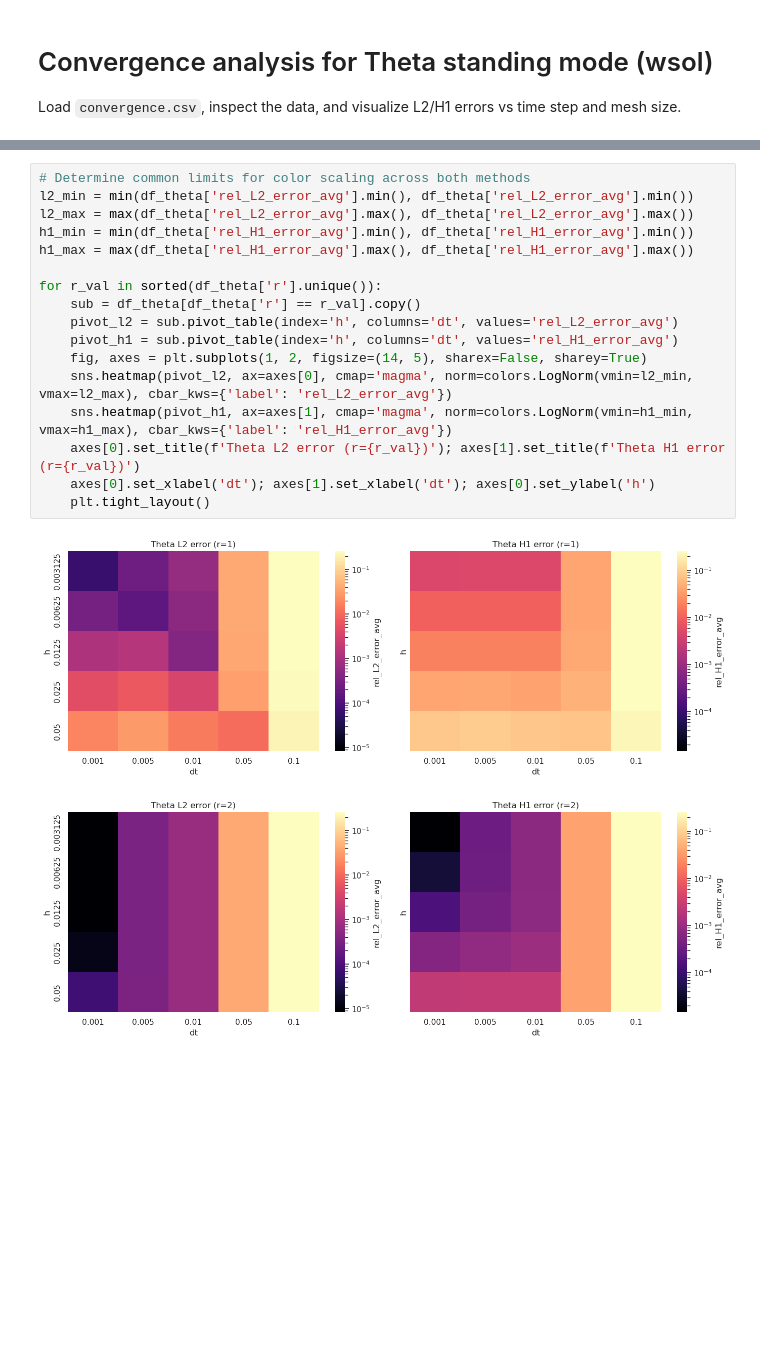
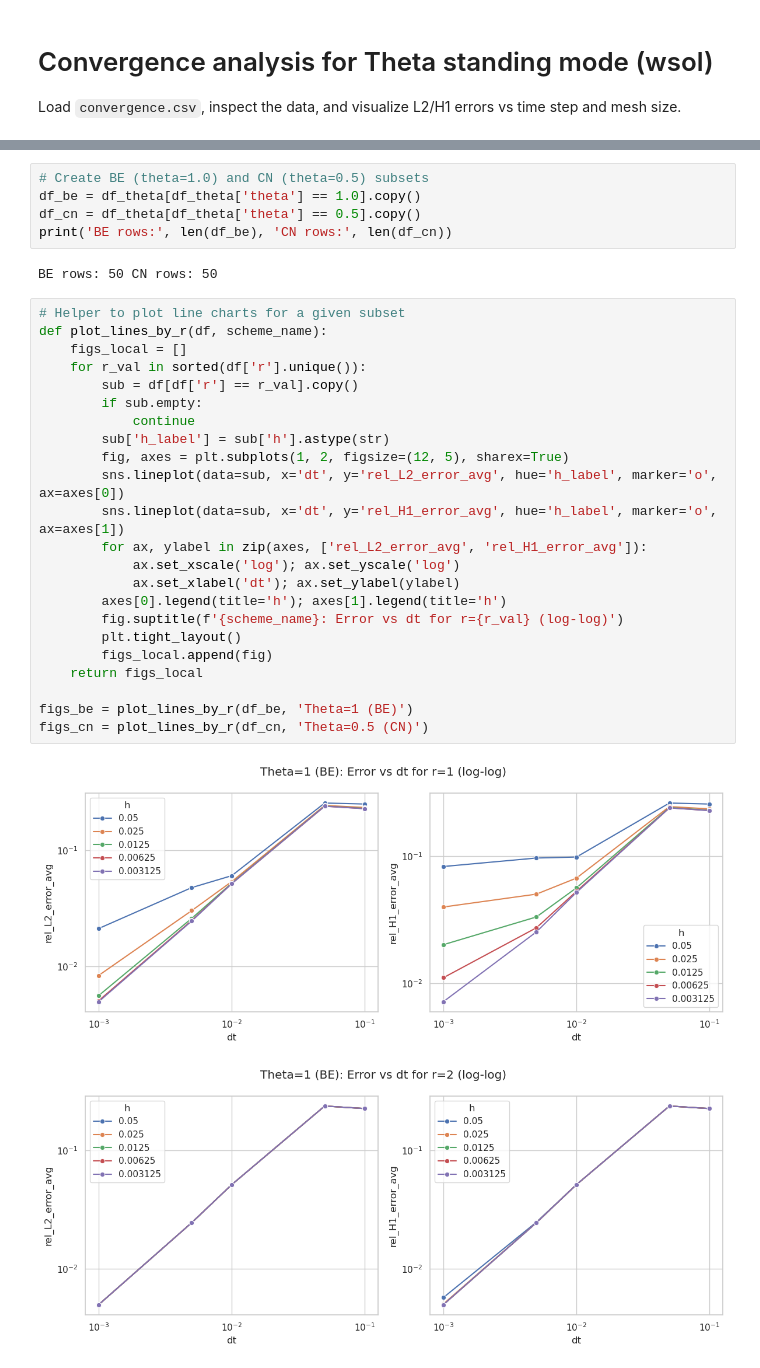
Before and after one commit to AlessandroGhiotto/nmpde-wave-equation, a Jupyter notebook: Analysis/convergence_analysis.ipynb, the cells around one changed output, grey strips where cells are left out. Saved outputs shown, nothing was run; the diff lists cells and outputs as text; blank space fills up the shorter version.

```diff
--- a/Analysis/convergence_analysis.ipynb
+++ b/Analysis/convergence_analysis.ipynb
@@ -91,20 +72,33 @@ for r_val in sorted(df_theta['r'].unique()):
-# %%
-# Determine common limits for color scaling across both methods
-l2_min = min(df_theta['rel_L2_error_avg'].min(), df_theta['rel_L2_error_avg'].min())
-l2_max = max(df_theta['rel_L2_error_avg'].max(), df_theta['rel_L2_error_avg'].max())
-h1_min = min(df_theta['rel_H1_error_avg'].min(), df_theta['rel_H1_error_avg'].min())
-h1_max = max(df_theta['rel_H1_error_avg'].max(), df_theta['rel_H1_error_avg'].max())
-
-for r_val in sorted(df_theta['r'].unique()):
-    sub = df_theta[df_theta['r'] == r_val].copy()
-    pivot_l2 = sub.pivot_table(index='h', columns='dt', values='rel_L2_error_avg')
-    pivot_h1 = sub.pivot_table(index='h', columns='dt', values='rel_H1_error_avg')
-    fig, axes = plt.subplots(1, 2, figsize=(14, 5), sharex=False, sharey=True)
-    sns.heatmap(pivot_l2, ax=axes[0], cmap='magma', norm=colors.LogNorm(vmin=l2_min, vmax=l2_max), cbar_kws={'label': 'rel_L2_error_avg'})
-    sns.heatmap(pivot_h1, ax=axes[1], cmap='magma', norm=colors.LogNorm(vmin=h1_min, vmax=h1_max), cbar_kws={'label': 'rel_H1_error_avg'})
-    axes[0].set_title(f'Theta L2 error (r={r_val})'); axes[1].set_title(f'Theta H1 error (r={r_val})')
-    axes[0].set_xlabel('dt'); axes[1].set_xlabel('dt'); axes[0].set_ylabel('h')
-    plt.tight_layout()
-# %% [output]
-[figure, removed]
-[figure, removed]
+# %%
+# Create BE (theta=1.0) and CN (theta=0.5) subsets
+df_be = df_theta[df_theta['theta'] == 1.0].copy()
+df_cn = df_theta[df_theta['theta'] == 0.5].copy()
+print('BE rows:', len(df_be), 'CN rows:', len(df_cn))
+# %% [output]
+BE rows: 50 CN rows: 50
+# %%
+# Helper to plot line charts for a given subset
+def plot_lines_by_r(df, scheme_name):
+    figs_local = []
+    for r_val in sorted(df['r'].unique()):
+        sub = df[df['r'] == r_val].copy()
+        if sub.empty:
+            continue
+        sub['h_label'] = sub['h'].astype(str)
+        fig, axes = plt.subplots(1, 2, figsize=(12, 5), sharex=True)
+        sns.lineplot(data=sub, x='dt', y='rel_L2_error_avg', hue='h_label', marker='o', ax=axes[0])
+        sns.lineplot(data=sub, x='dt', y='rel_H1_error_avg', hue='h_label', marker='o', ax=axes[1])
+        for ax, ylabel in zip(axes, ['rel_L2_error_avg', 'rel_H1_error_avg']):
+            ax.set_xscale('log'); ax.set_yscale('log')
+            ax.set_xlabel('dt'); ax.set_ylabel(ylabel)
+        axes[0].legend(title='h'); axes[1].legend(title='h')
+        fig.suptitle(f'{scheme_name}: Error vs dt for r={r_val} (log-log)')
+        plt.tight_layout()
+        figs_local.append(fig)
+    return figs_local
+
+figs_be = plot_lines_by_r(df_be, 'Theta=1 (BE)')
+figs_cn = plot_lines_by_r(df_cn, 'Theta=0.5 (CN)')
+# %% [output]
+[figure, added]
+[figure, added]
```
Also changed, not shown: parts of 5 cells of this notebook, 5 other files.
